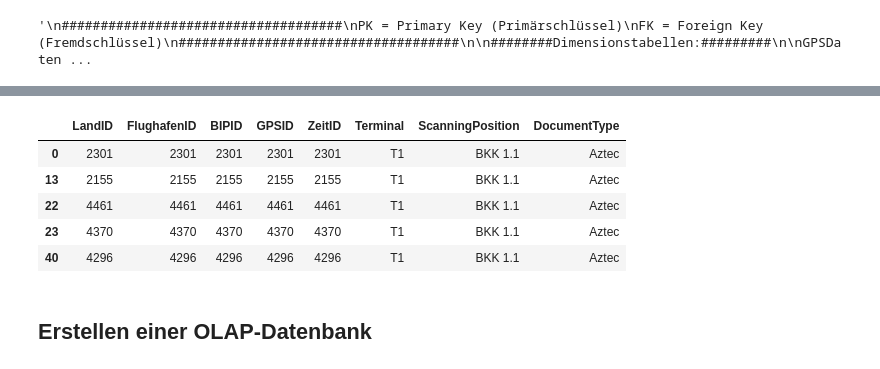
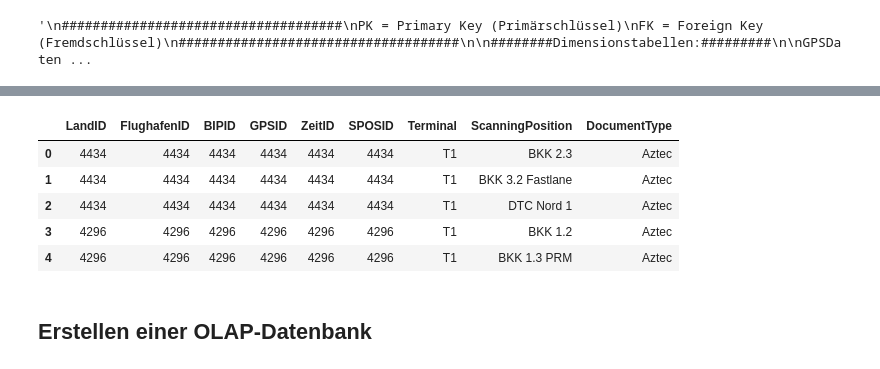
Before and after one commit to italyboy2012/bi-project, a Jupyter notebook: BKK-Analyse.ipynb, the cells around one changed output, grey strips where cells are left out. Saved outputs shown, nothing was run; the diff lists cells and outputs as text; code cells hidden in the pictures.

Commit message:
integrated ScanningPosition

```diff
--- a/BKK-Analyse.ipynb
+++ b/BKK-Analyse.ipynb
@@ -286,15 +319,15 @@ df_BIPDimension.head()
 # %%
-df_FaktentabelleFlug = pd.read_sql('SELECT jd.id AS LandID, jd.id AS FlughafenID, jd.id AS BIPID, jd.id AS GPSID, jd.id AS ZeitID, jd.Terminal, jd.ScanningPosition, jd.DocumentType FROM joined_data AS jd;', con=db_connection)
+df_FaktentabelleFlug = pd.read_sql('SELECT jd.id AS LandID, jd.id AS FlughafenID, jd.id AS BIPID, jd.id AS GPSID, jd.id AS ZeitID, jd.id AS SPOSID, jd.Terminal, jd.ScanningPosition, jd.DocumentType FROM joined_data AS jd;', con=db_connection)
 df_FaktentabelleFlug.drop_duplicates(inplace=True)
 # df_FaktentabelleFlug.set_index("ID", inplace=True)
 df_FaktentabelleFlug.head()
 # %% [output]
-|  | LandID | FlughafenID | BIPID | GPSID | ZeitID | Terminal | ScanningPosition | DocumentType |
-| 0 | 2301 | 2301 | 2301 | 2301 | 2301 | T1 | BKK 1.1 | Aztec |
-| 13 | 2155 | 2155 | 2155 | 2155 | 2155 | T1 | BKK 1.1 | Aztec |
-| 22 | 4461 | 4461 | 4461 | 4461 | 4461 | T1 | BKK 1.1 | Aztec |
-| 23 | 4370 | 4370 | 4370 | 4370 | 4370 | T1 | BKK 1.1 | Aztec |
-| 40 | 4296 | 4296 | 4296 | 4296 | 4296 | T1 | BKK 1.1 | Aztec |
+|  | LandID | FlughafenID | BIPID | GPSID | ZeitID | SPOSID | Terminal | ScanningPosition | DocumentType |
+| 0 | 4434 | 4434 | 4434 | 4434 | 4434 | 4434 | T1 | BKK 2.3 | Aztec |
+| 1 | 4434 | 4434 | 4434 | 4434 | 4434 | 4434 | T1 | BKK 3.2 Fastlane | Aztec |
+| 2 | 4434 | 4434 | 4434 | 4434 | 4434 | 4434 | T1 | DTC Nord 1 | Aztec |
+| 3 | 4296 | 4296 | 4296 | 4296 | 4296 | 4296 | T1 | BKK 1.2 | Aztec |
+| 4 | 4296 | 4296 | 4296 | 4296 | 4296 | 4296 | T1 | BKK 1.3 PRM | Aztec |
 # %% [markdown]
 ## Erstellen einer OLAP-Datenbank
 # %% [markdown]
```
Also changed, not shown: parts of 16 cells of this notebook, 4 other files.
